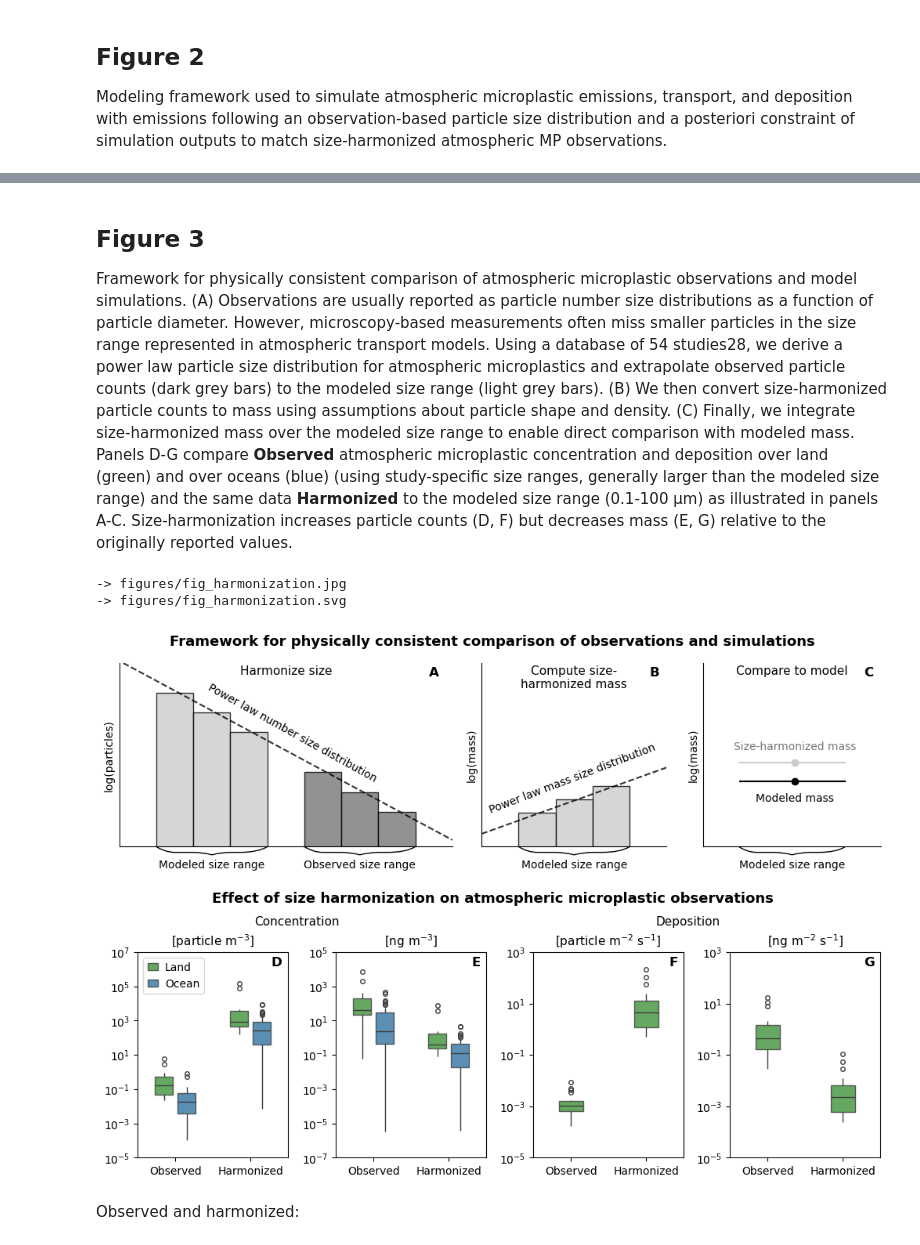
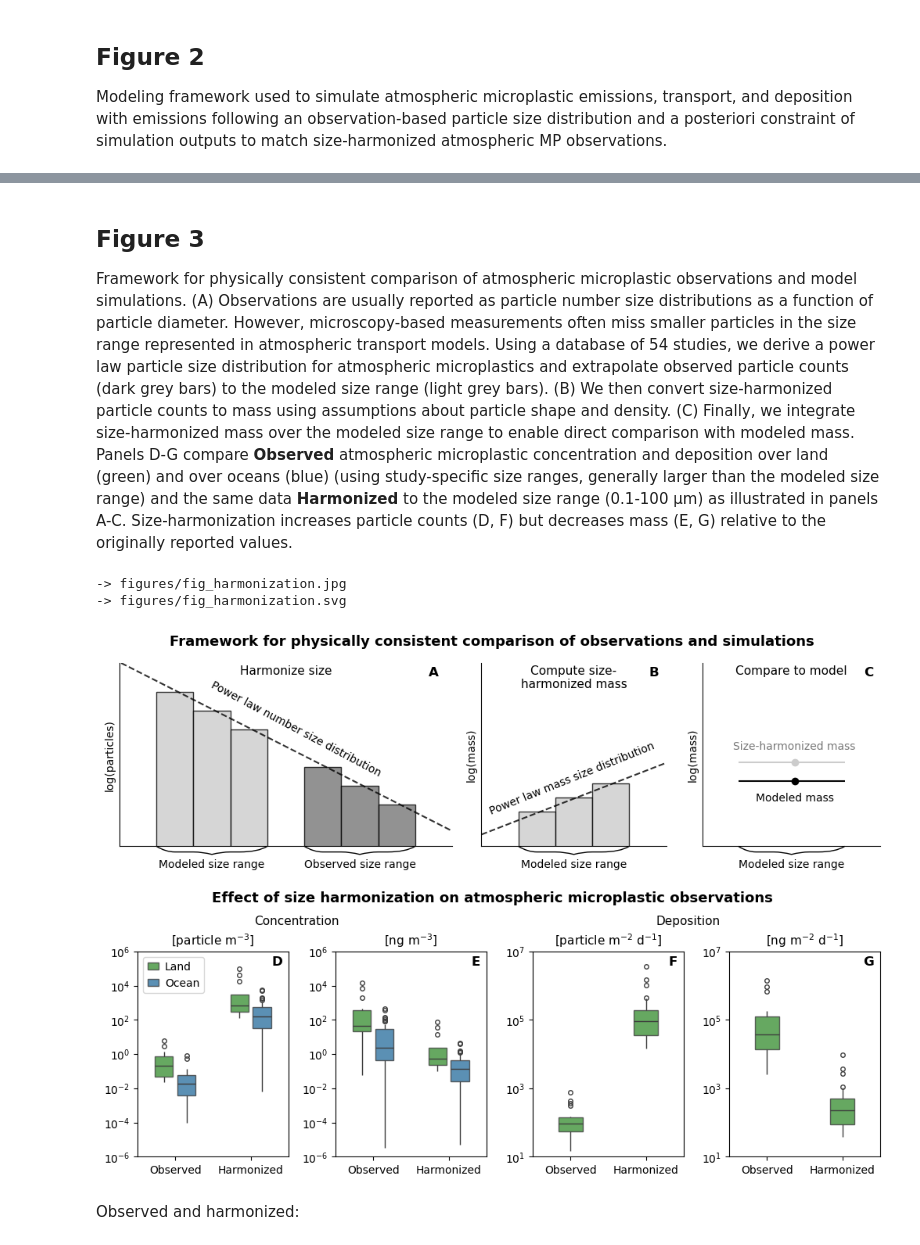
Before and after one commit to GEOS-Chem-IGE/hough2026_atmo-plast-emis_figures, a Jupyter notebook: notebooks/figures.ipynb, the cells around one changed output, grey strips where cells are left out. Cells and saved outputs as stored; diff of their text form; code cells hidden in the pictures.

Commit message:
Revised results

```diff
--- a/notebooks/figures.ipynb
+++ b/notebooks/figures.ipynb
@@ -7,6 +7,7 @@ csl: ../apa-7th.csl
 ---
 # %%
 import os
+from itertools import product
 
 # isort: off
 import xarray as xr
@@ -27,15 +28,14 @@ from matplotlib.gridspec import GridSpecFromSubplotSpec
 from matplotlib.patches import PathPatch
 from matplotlib.path import Path
 from numpy.typing import ArrayLike
-
 from pint_xarray import unit_registry as ureg
 from sklearn.metrics import mean_absolute_error, r2_score, root_mean_squared_log_error
 
 from utils import (
     PLASTIC_SHAPE_FACTORS,
-    FIGURES_DIR,
     WhBlYlRd,
-    clean_styler,
+    apply_scales,
+    combine_land_sources,
     format_units_mpl,
     load_observations,
     mass_to_particles,
@@ -54,7 +54,7 @@ ureg.default_format = "cf"
 def save_figure(
     fig: Figure,
     filename: str,
-    out_dir: str = FIGURES_DIR,
+    out_dir: str = "figures",
     overwrite: bool = False,
     **kwargs,
 ) -> None:
@@ -62,8 +62,8 @@ def save_figure(
 
     Args:
         fig: Figure to save
-        name: Filename to save to
-        out_dir: Output directory (default: RESULTS_DIR)
+        filename: Filename to save to
+        out_dir: Output directory (default: "figures")
         overwrite: Whether to overwrite existing file (default: False)
         **kwargs: Additional arguments passed to fig.savefig()
     """
@@ -74,8 +74,6 @@ def save_figure(
 
     fig.savefig(path, **kwargs)
     print(f"-> {path}")
-
-    return None
 # %% [markdown]
 Introduction
 ------------
@@ -323,7 +337,7 @@ Modeling framework used to simulate atmospheric microplastic emissions, transpor
 Figure 3
 --------
 
-Framework for physically consistent comparison of atmospheric microplastic observations and model simulations. (A) Observations are usually reported as particle number size distributions as a function of particle diameter. However, microscopy-based measurements often miss smaller particles in the size range represented in atmospheric transport models. Using a database of 54 studies28, we derive a power law particle size distribution for atmospheric microplastics and extrapolate observed particle counts (dark grey bars) to the modeled size range (light grey bars). (B) We then convert size-harmonized particle counts to mass using assumptions about particle shape and density. (C) Finally, we integrate size-harmonized mass over the modeled size range to enable direct comparison with modeled mass. Panels D-G compare **Observed** atmospheric microplastic concentration and deposition over land (green) and over oceans (blue) (using study-specific size ranges, generally larger than the modeled size range) and the same data **Harmonized** to the modeled size range (0.1-100 µm) as illustrated in panels A-C. Size-harmonization increases particle counts (D, F) but decreases mass (E, G) relative to the originally reported values.
+Framework for physically consistent comparison of atmospheric microplastic observations and model simulations. (A) Observations are usually reported as particle number size distributions as a function of particle diameter. However, microscopy-based measurements often miss smaller particles in the size range represented in atmospheric transport models. Using a database of 54 studies, we derive a power law particle size distribution for atmospheric microplastics and extrapolate observed particle counts (dark grey bars) to the modeled size range (light grey bars). (B) We then convert size-harmonized particle counts to mass using assumptions about particle shape and density. (C) Finally, we integrate size-harmonized mass over the modeled size range to enable direct comparison with modeled mass. Panels D-G compare **Observed** atmospheric microplastic concentration and deposition over land (green) and over oceans (blue) (using study-specific size ranges, generally larger than the modeled size range) and the same data **Harmonized** to the modeled size range (0.1-100 µm) as illustrated in panels A-C. Size-harmonization increases particle counts (D, F) but decreases mass (E, G) relative to the originally reported values.
 # %%
 #
 # Prepare data to illustrate harmonization method
@@ -469,7 +493,7 @@ axs = {
 }
 
 
-def plot_harmonization(number_line_rot: float = -29, mass_line_rot: float = 21) -> None:
+def plot_harmonization(number_line_rot: float = -28, mass_line_rot: float = 22) -> None:
     """Plot the top row illustrating size harmonization"""
 
     #
@@ -515,8 +539,8 @@ def plot_harmonization(number_line_rot: float = -29, mass_line_rot: float = 21)
     xy2 = example["size"].iloc[-1], example["count"].iloc[-1]
     ax.axline(xy1=xy1, xy2=xy2, color="black", alpha=0.8, linestyle="dashed")
     ax.text(
-        x=0.52,
-        y=0.62,
+        x=0.53,
+        y=0.64,
         s="Power law number size distribution",
         rotation=number_line_rot,
         ha="center",
@@ -650,20 +674,24 @@ def plot_boxplots(
         y=0,
     )
 
+    # Identify observations
+    obs_conc = obs.query("measure == 'concentration'")
+    obs_depo = obs.query("measure == 'deposition'")
+
     # Common settings
     box_kws = dict(gap=0.2, fliersize=4, showcaps=False, boxprops=dict(alpha=0.8))
     title_kws = dict(y=0, va="top", fontsize=11)
 
     # Number concentration
-    conc_kws = dict(width=0.6, hue="setting", palette=["#33a02c", "#1f78b4"])
+    conc_kws = dict(width=0.6, hue="area", palette=["#33a02c", "#1f78b4"])
     ax = axs["D"]
     sns.boxplot(obs_conc, x="type", y="particle/m3", ax=ax, **conc_kws, **box_kws)
-    ax.set_ylim(1e-5, 1e7)
+    ax.set_ylim(1e-6, 1e6)
 
     # Mass concentration
     ax = axs["E"]
     sns.boxplot(obs_conc, x="type", y="ng/m3", ax=ax, legend=False, **conc_kws, **box_kws)
-    ax.set_ylim(1e-7, 1e5)
+    ax.set_ylim(1e-6, 1e6)
 
     # Title
     ax = fig.add_subplot(row2[0, 0:2])
@@ -671,17 +699,17 @@ def plot_boxplots(
     ax.set_title("Concentration", **title_kws)
 
     # Number deposition
-    depo_number_units = depo_number_units or "particle/m2/s"
+    depo_number_units = depo_number_units or "particle/m2/d"
     depo_kws = dict(width=0.4, color=conc_kws["palette"][0])
     ax = axs["F"]
     sns.boxplot(obs_depo, x="type", y=depo_number_units, ax=ax, **depo_kws, **box_kws)
-    ax.set_ylim(1e-5, 1e3)
+    ax.set_ylim(1e1, 1e7)
 
     # Mass deposition
-    depo_mass_units = depo_mass_units or "ng/m2/s"
+    depo_mass_units = depo_mass_units or "ng/m2/d"
     ax = axs["G"]
     sns.boxplot(obs_depo, x="type", y=depo_mass_units, ax=ax, **depo_kws, **box_kws)
-    ax.set_ylim(1e-5, 1e3)
+    ax.set_ylim(1e1, 1e7)
 
     # Title
     ax = fig.add_subplot(row2[0, 2:4])
@@ -695,7 +723,10 @@ def format_boxplots() -> None:
     for label in ["D", "E", "F", "G"]:
         ax = axs[label]
 
-        units = format_units_mpl(str(ureg(ax.get_ylabel()).units))
+        units = str(ureg(ax.get_ylabel()).units)
+        if " d-1 " in units:
+            units = units.replace(" d-1 ", " ") + " d-1"
+        units = format_units_mpl(units)
         ax.set_title(f"[{units}]", fontsize=11)
 
         ax.set_yscale("log")
@@ -708,34 +739,34 @@ def format_boxplots() -> None:
 
         if ax.get_legend():
             ax.legend(title=None, handlelength=1, handletextpad=0.6)
 
 
 def label_panels() -> None:
     """Add a label to each subplot"""
 
     label_kws = dict(ha="right", va="top", fontsize=12, fontweight="bold")
     for label, ax in axs.items():
         ax.text(x=0.96, y=0.98, s=label, transform=ax.transAxes, **label_kws)
 
 
 plot_harmonization()
 format_harmonization()
 plot_boxplots()
 format_boxplots()
 label_panels()
 
 # Tweak horizontal spacing of bottom row
 axs["D"].set_position((0.047, 0.04, 0.1924, 0.3747))
 axs["E"].set_position((0.300, 0.04, 0.1924, 0.3747))
 axs["F"].set_position((0.552, 0.04, 0.1924, 0.3747))
 axs["G"].set_position((0.803, 0.04, 0.1924, 0.3747))
 
 save_figure(fig, filename="fig_harmonization.jpg", dpi=200, overwrite=OVERWRITE)
 save_figure(fig, filename="fig_harmonization.svg", dpi=200, overwrite=OVERWRITE)
 # %% [output]
 -> figures/fig_harmonization.jpg
 -> figures/fig_harmonization.svg
-[figure, old version]
+[figure, new version]
 # %% [markdown]
 Observed and harmonized:
 # %%
```
Also changed, not shown: parts of 14 cells of this notebook, 13 other files.
